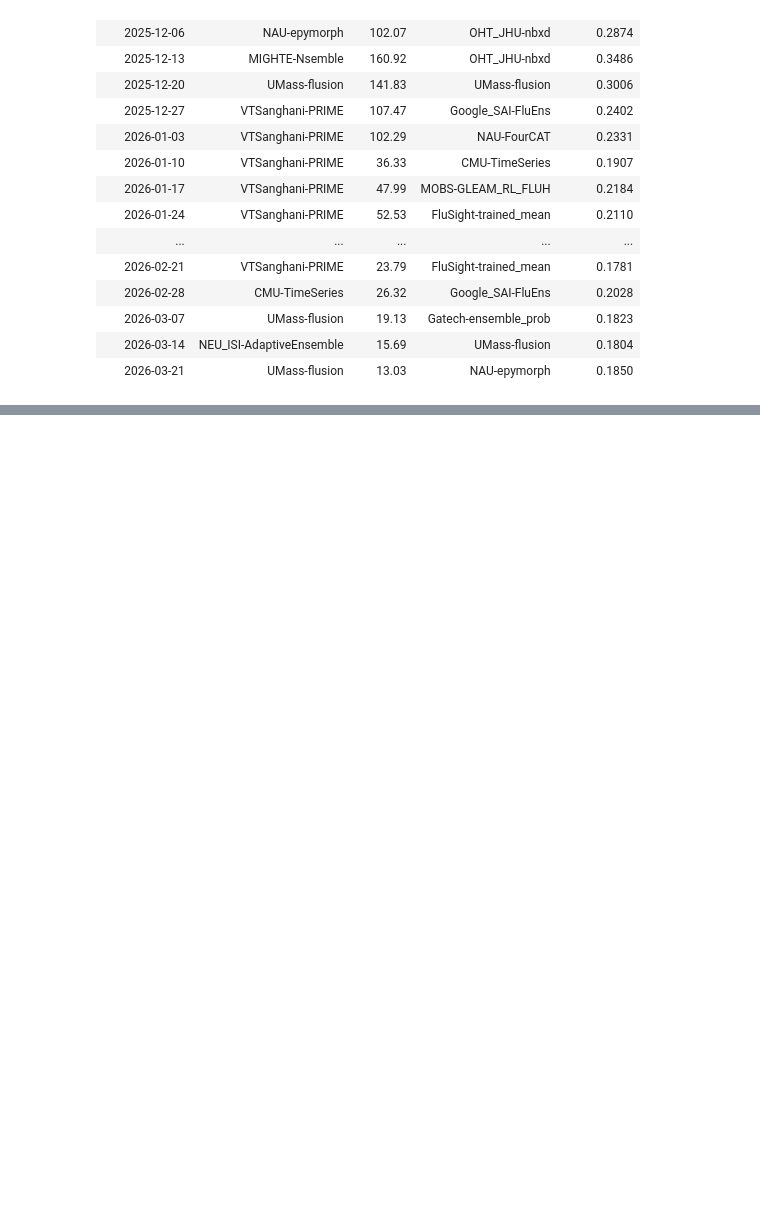
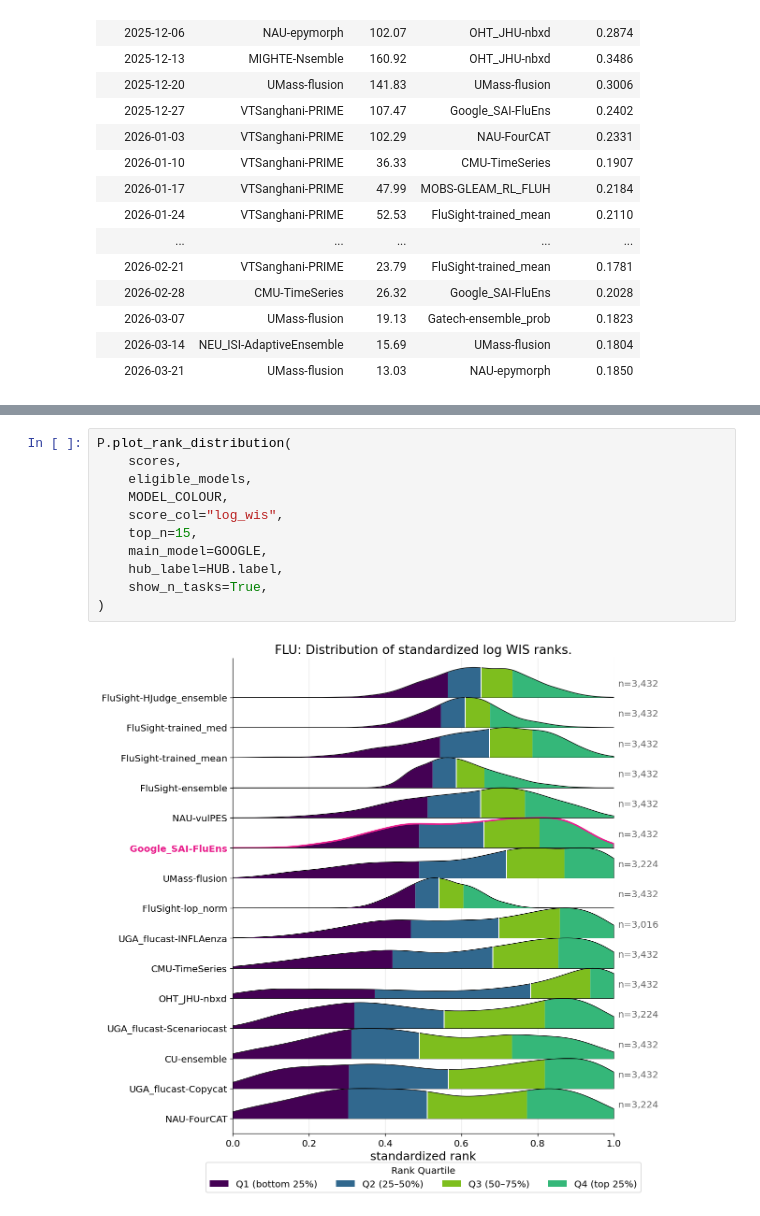
Before and after one commit to sarahmart/epi-hub-analysis, a Jupyter notebook: flu_analysis.ipynb, the cells around one changed output, grey strips where cells are left out. Drawn from its saved outputs; the diff is of its cells as text; blank space fills up the shorter version.

```diff
--- a/flu_analysis.ipynb
+++ b/flu_analysis.ipynb
@@ -676,0 +686,13 @@ display(
+# %%
+P.plot_rank_distribution(
+    scores,
+    eligible_models,
+    MODEL_COLOUR,
+    score_col="log_wis",
+    top_n=15,
+    main_model=GOOGLE,
+    hub_label=HUB.label,
+    show_n_tasks=True,
+)
+# %% [output]
+[figure, added]
```
Also changed, not shown: parts of 6 cells of this notebook, 3 other files.
